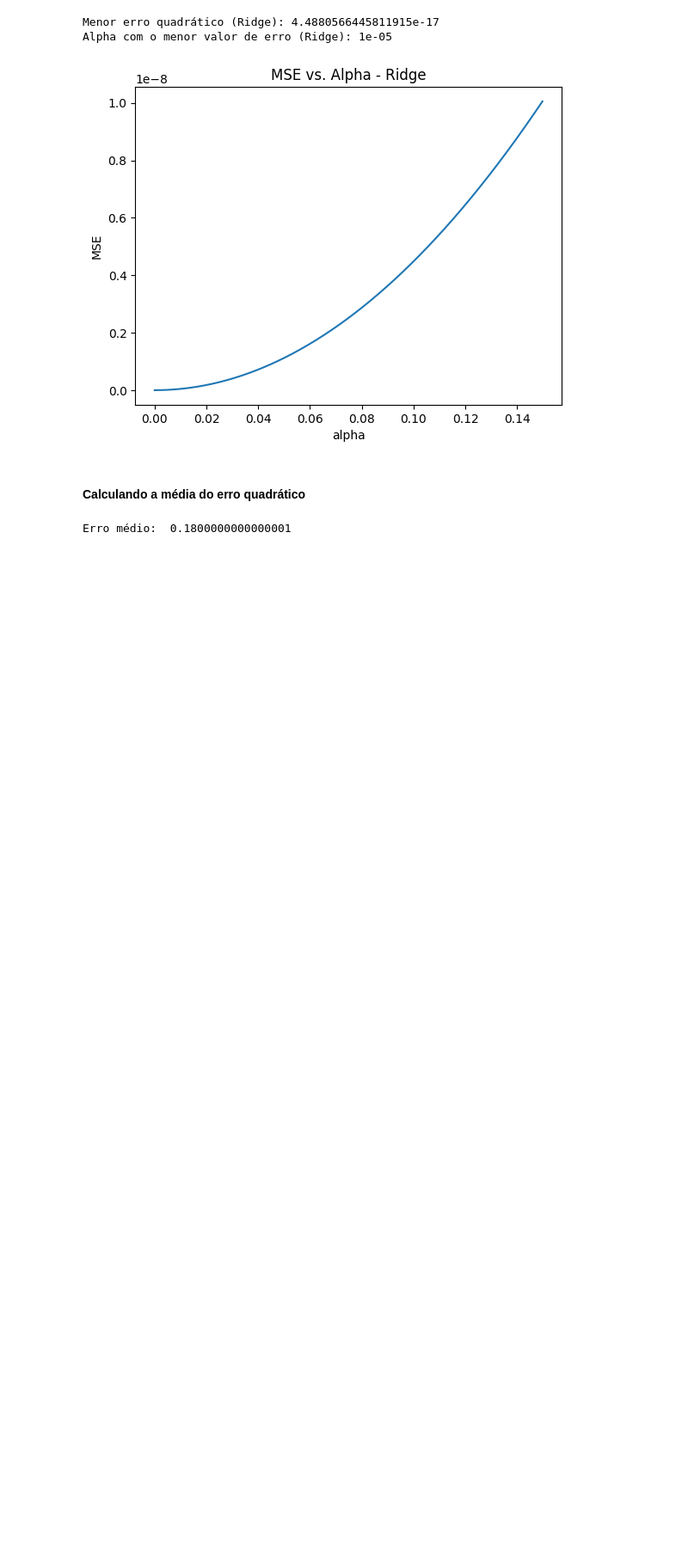
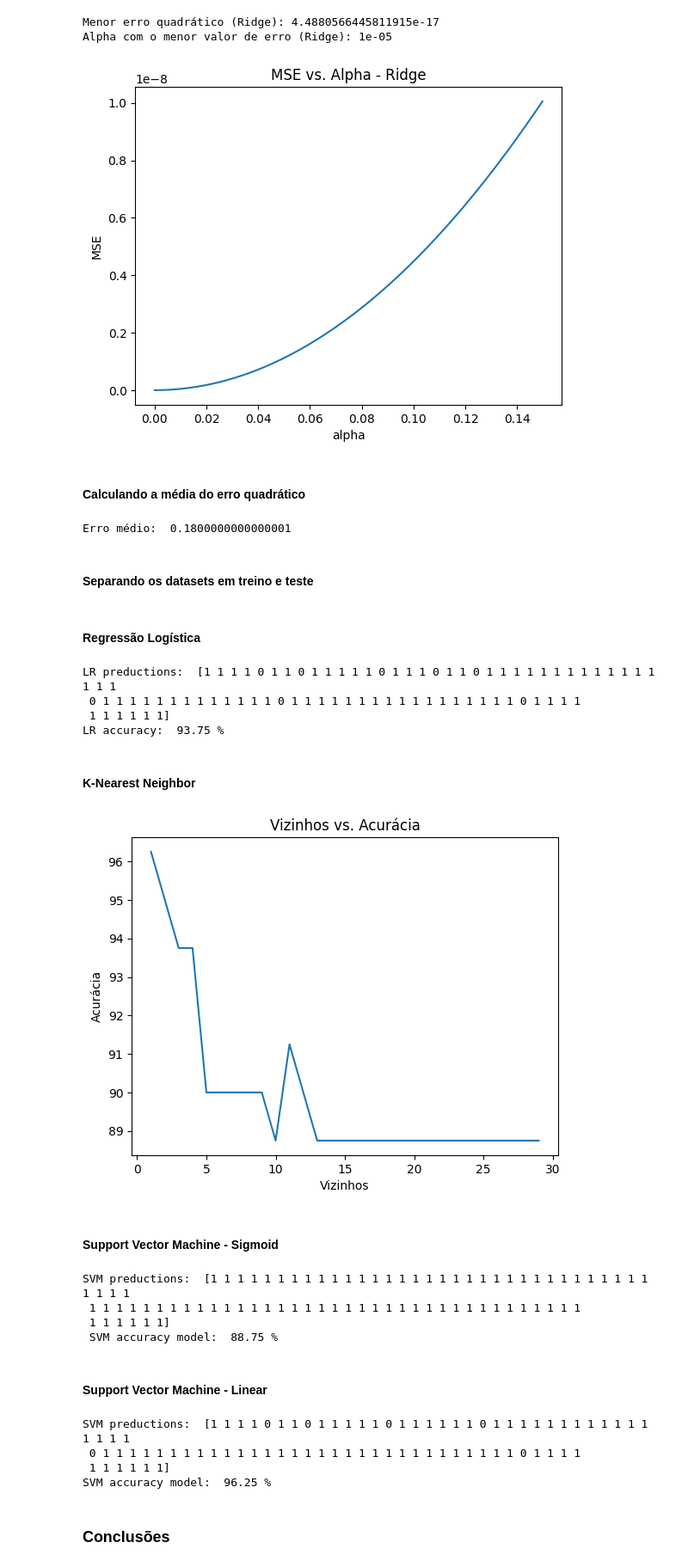
Before and after one commit to carolinarutililima/Final_Project_Machine_Learning_I, a Jupyter notebook: caderno_final.ipynb, the cells around one changed output. Shown at 86% size. Cells and saved outputs as stored; diff of their text form; code cells hidden in the pictures; blank space fills up the shorter version.

```diff
--- a/caderno_final.ipynb
+++ b/caderno_final.ipynb
@@ -296,3 +299,67 @@ MRS = np.mean((results.predict(X_reg) - y) ** 2)
 print("Erro médio: ", MRS)
 # %% [output]
 Erro médio:  0.1800000000000001
+# %% [markdown]
+#### Separando os datasets em treino e teste
+# %%
+X_train, X_test, y_train, y_test = train_test_split(x, y, test_size=0.2, random_state=42)
+# %% [markdown]
+#### Regressão Logística
+# %%
+LR = LogisticRegression()
+LR.fit(X_train, y_train)
+predictions_LR = LR.predict(X_test)
+print("LR preductions: ", predictions_LR)
+print("LR accuracy: ", 100*LR.score(X_test, y_test),"%")
+# %% [output]
+LR preductions:  [1 1 1 1 0 1 1 0 1 1 1 1 1 0 1 1 1 0 1 1 0 1 1 1 1 1 1 1 1 1 1 1 1 1 1 1 1
+ 0 1 1 1 1 1 1 1 1 1 1 1 1 1 0 1 1 1 1 1 1 1 1 1 1 1 1 1 1 1 1 1 0 1 1 1 1
+ 1 1 1 1 1 1]
+LR accuracy:  93.75 %
+# %% [markdown]
+#### K-Nearest Neighbor
+# %%
+neighbor, accuracy = [], []
+for k in range(1,30):
+    KNN = KNeighborsClassifier(n_neighbors = k)
+    KNN.fit(X_train,y_train)
+    predictions_KNN = KNN.predict(X_test)
+    neighbor.append(k)
+    accuracy.append(100*KNN.score(X_test, y_test))
+
+# Plot
+plt.title("Vizinhos vs. Acurácia")
+plt.xlabel("Vizinhos")
+plt.ylabel("Acurácia")
+plt.plot(neighbor, accuracy)
+plt.show()
+# %% [output]
+[figure, added]
+# %% [markdown]
+#### Support Vector Machine - Sigmoid
+# %%
+SVM = svm.SVC(kernel='sigmoid',C=1)
+SVM.fit(X_train,y_train)
+predictions_SVM = SVM.predict(X_test)
+print("SVM preductions: ", predictions_SVM)
+print(" SVM accuracy model: ",100*SVM.score(X_test, y_test),"%")
+# %% [output]
+SVM preductions:  [1 1 1 1 1 1 1 1 1 1 1 1 1 1 1 1 1 1 1 1 1 1 1 1 1 1 1 1 1 1 1 1 1 1 1 1 1
+ 1 1 1 1 1 1 1 1 1 1 1 1 1 1 1 1 1 1 1 1 1 1 1 1 1 1 1 1 1 1 1 1 1 1 1 1 1
+ 1 1 1 1 1 1]
+ SVM accuracy model:  88.75 %
+# %% [markdown]
+#### Support Vector Machine - Linear
+# %%
+SVM = svm.SVC(kernel='linear',C=1)
+SVM.fit(X_train,y_train)
+predictions_SVM = SVM.predict(X_test)
+print("SVM preductions: ", predictions_SVM)
+print("SVM accuracy model: ",100*SVM.score(X_test, y_test),"%")
+# %% [output]
+SVM preductions:  [1 1 1 1 0 1 1 0 1 1 1 1 1 0 1 1 1 1 1 1 0 1 1 1 1 1 1 1 1 1 1 1 1 1 1 1 1
+ 0 1 1 1 1 1 1 1 1 1 1 1 1 1 1 1 1 1 1 1 1 1 1 1 1 1 1 1 1 1 1 1 0 1 1 1 1
+ 1 1 1 1 1 1]
+SVM accuracy model:  96.25 %
+# %% [markdown]
+### Conclusões
```
Also changed, not shown: parts of 5 cells of this notebook.
